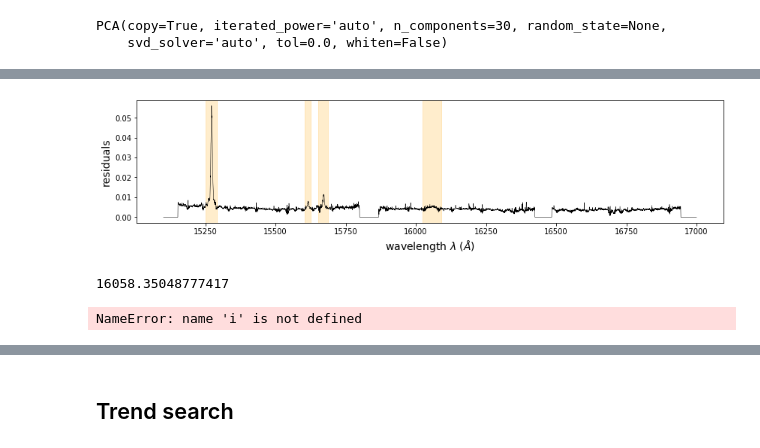
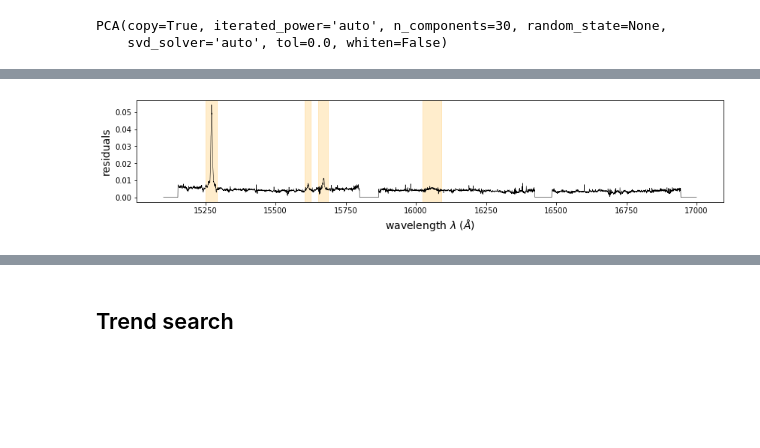
Before and after one commit to drd13/RSCA, a Jupyter notebook: apoNN/notebooks/ExtinctionResiduals.ipynb, the cells around one changed output, grey strips where cells are left out. Drawn from its saved outputs; the diff is of its cells as text; code cells hidden in the pictures; blank space fills up the shorter version.

```diff
--- a/apoNN/notebooks/ExtinctionResiduals.ipynb
+++ b/apoNN/notebooks/ExtinctionResiduals.ipynb
@@ -195,17 +135,20 @@ plt.xlim(4300,4600)
 # %%
-wavelength_grid, interstellar_locs = utils.get_interstellar_bands()
+mask_interstellar, interstellar_locs = apoUtils.get_interstellar_bands()
 # %%
 plt.figure(figsize=[14,3])
 plt.plot(apStarWavegrid(),diff_res,color="black",linewidth=0.5)
 alpha_loc = 0.2
 for loc in interstellar_locs:
     plt.axvspan(apStarWavegrid()[loc[0]],apStarWavegrid()[loc[1]],color="orange",alpha = alpha_loc)
 plt.ylabel("residuals",fontsize=14)
 plt.xlabel(r"wavelength $\lambda$ $(\AA)$",fontsize=14)
 wav =15600
 wind = 100
 #plt.xlim(wav-wind,wav+wind)
-#plt.savefig("../../figures/diffuse_interstellar.pdf",format="pdf")
+plt.gcf().subplots_adjust(bottom=0.25)
+plt.savefig("../../figures/diffuse_interstellar.pdf",format="pdf")
+# %% [output]
+[figure, added]
 # %%
 plt.figure(figsize=[14,3])
 plt.plot(apStarWavegrid(),diff_res,color="black",linewidth=0.5)
@@ -218,17 +161,11 @@ wav =15600
 wind = 100
 #plt.xlim(wav-wind,wav+wind)
 #plt.savefig("../../figures/diffuse_interstellar.pdf",format="pdf")
-# %% [output]
-[figure, removed]
 # %%
 i=3
 (apStarWavegrid()[interstellar_locs[i][1]]-apStarWavegrid()[interstellar_locs[i][0]])/2+apStarWavegrid()[interstellar_locs[i][0]]
-# %% [output]
-16058.35048777417
 # %%
 apStarWavegrid()[(interstellar_locs[i][1]-interstellar_locs[i][0])/2+interstellar_locs[i][0]]
-# %% [output]
-NameError: name 'i' is not defined
 # %%
 plt.figure(figsize=[14,3])
 plt.plot(apStarWavegrid(),-diff_res,color="black",linewidth=0.5)
```
Also changed, not shown: parts of 11 cells of this notebook, 7 other files.
